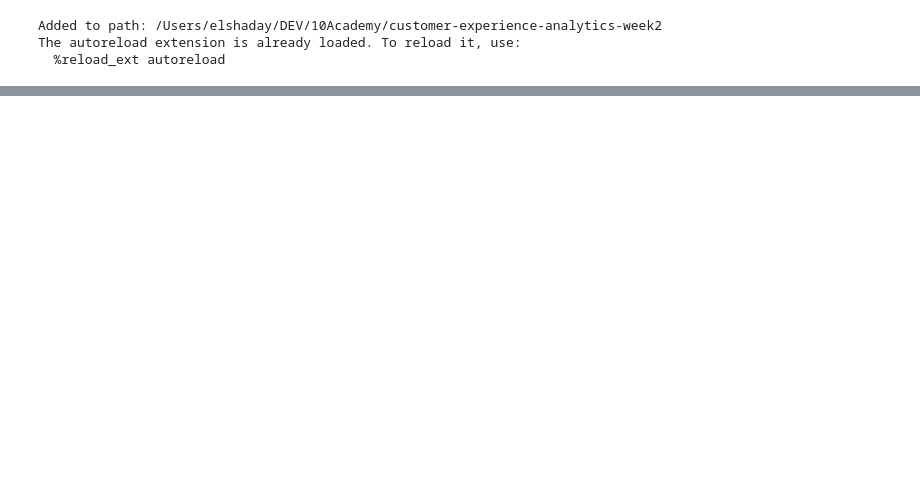
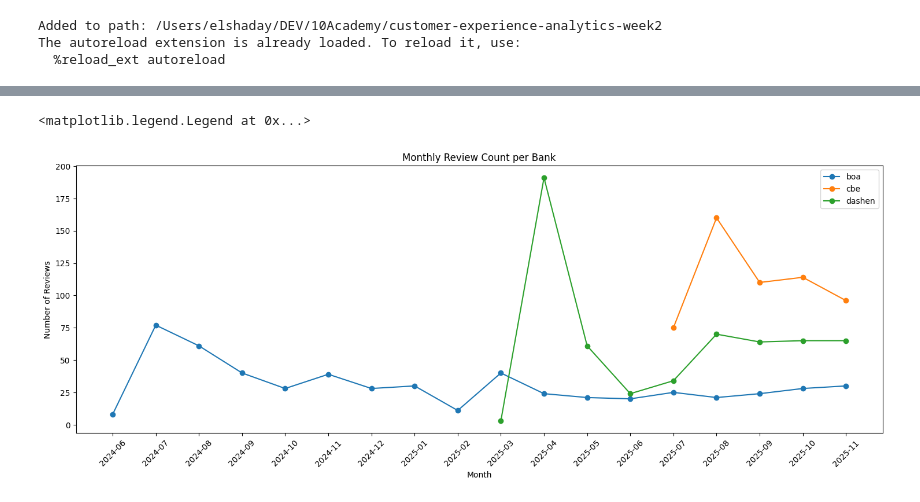
Before and after one commit to Elshaday97/customer-experience-analytics-week2, a Jupyter notebook: notebooks/exploratory_scraping.ipynb, the cells around one changed output, grey strips where cells are left out. Cells and saved outputs as stored; diff of their text form; code cells hidden in the pictures; blank space fills up the shorter version.

```diff
--- a/notebooks/exploratory_scraping.ipynb
+++ b/notebooks/exploratory_scraping.ipynb
@@ -34,0 +60,27 @@ Saved data to ../data/processed/cleaned_reviews_data.csv
+# %%
+# Time Series
+
+reviews_df["year_month"] = reviews_df["date"].dt.to_period("M").astype(str)
+
+# Monthly reviews count per bank
+monthly_counts = (
+    reviews_df.groupby(["bank", "year_month"])["clean_review"]
+    .count()
+    .reset_index(name="review_count")
+)
+
+
+plt.figure(figsize=(18, 6))
+
+for bank in monthly_counts["bank"].unique():
+    data = monthly_counts[monthly_counts["bank"] == bank]
+    plt.plot(data["year_month"], data["review_count"], marker="o", label=bank)
+
+plt.title("Monthly Review Count per Bank")
+plt.xlabel("Month")
+plt.ylabel("Number of Reviews")
+plt.tick_params(axis="x", rotation=45)
+plt.legend()
+# %% [output]
+<matplotlib.legend.Legend at 0x...>
+[figure, added]
```
Also changed, not shown: parts of 4 cells of this notebook, 4 other files.
